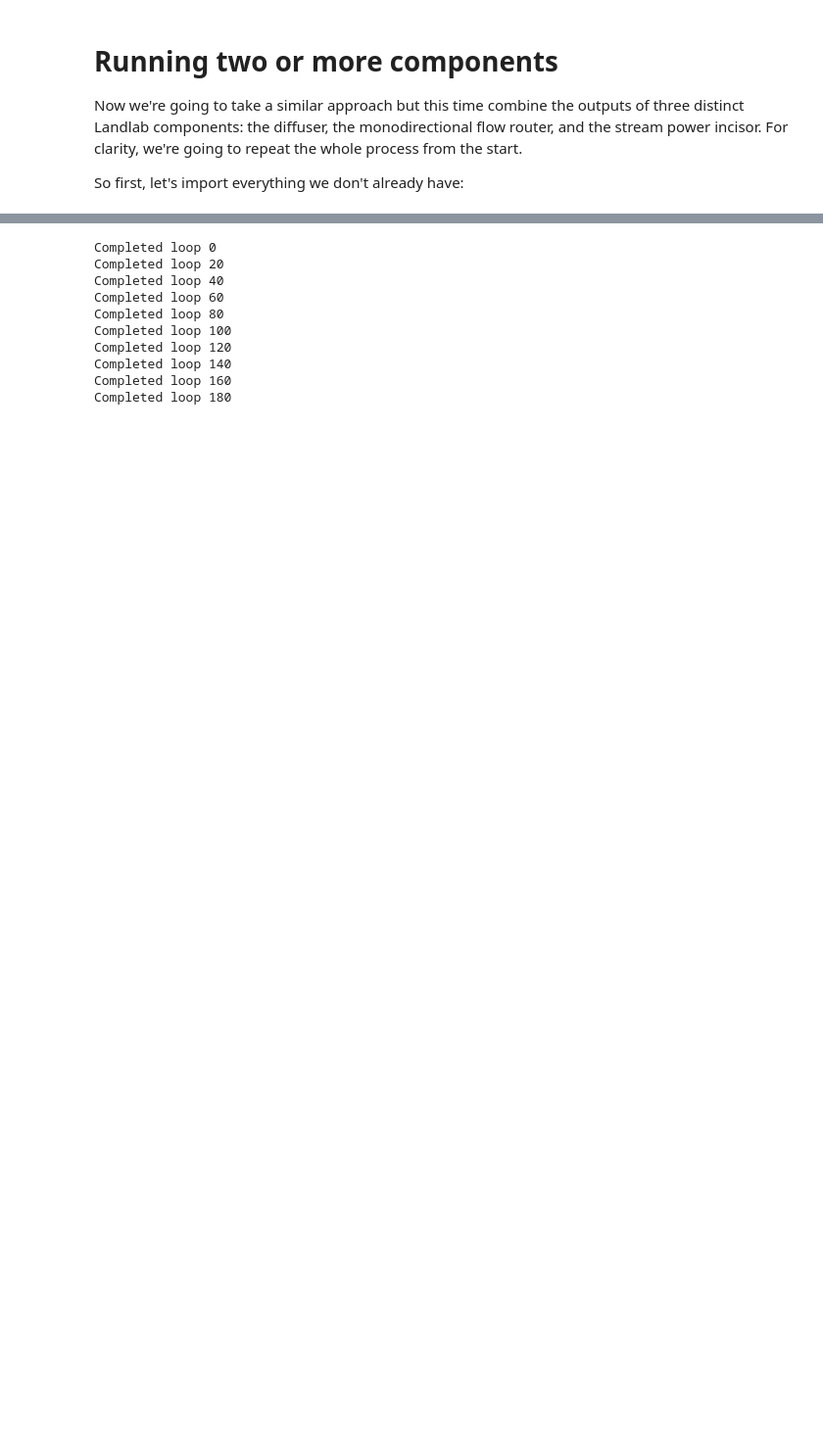
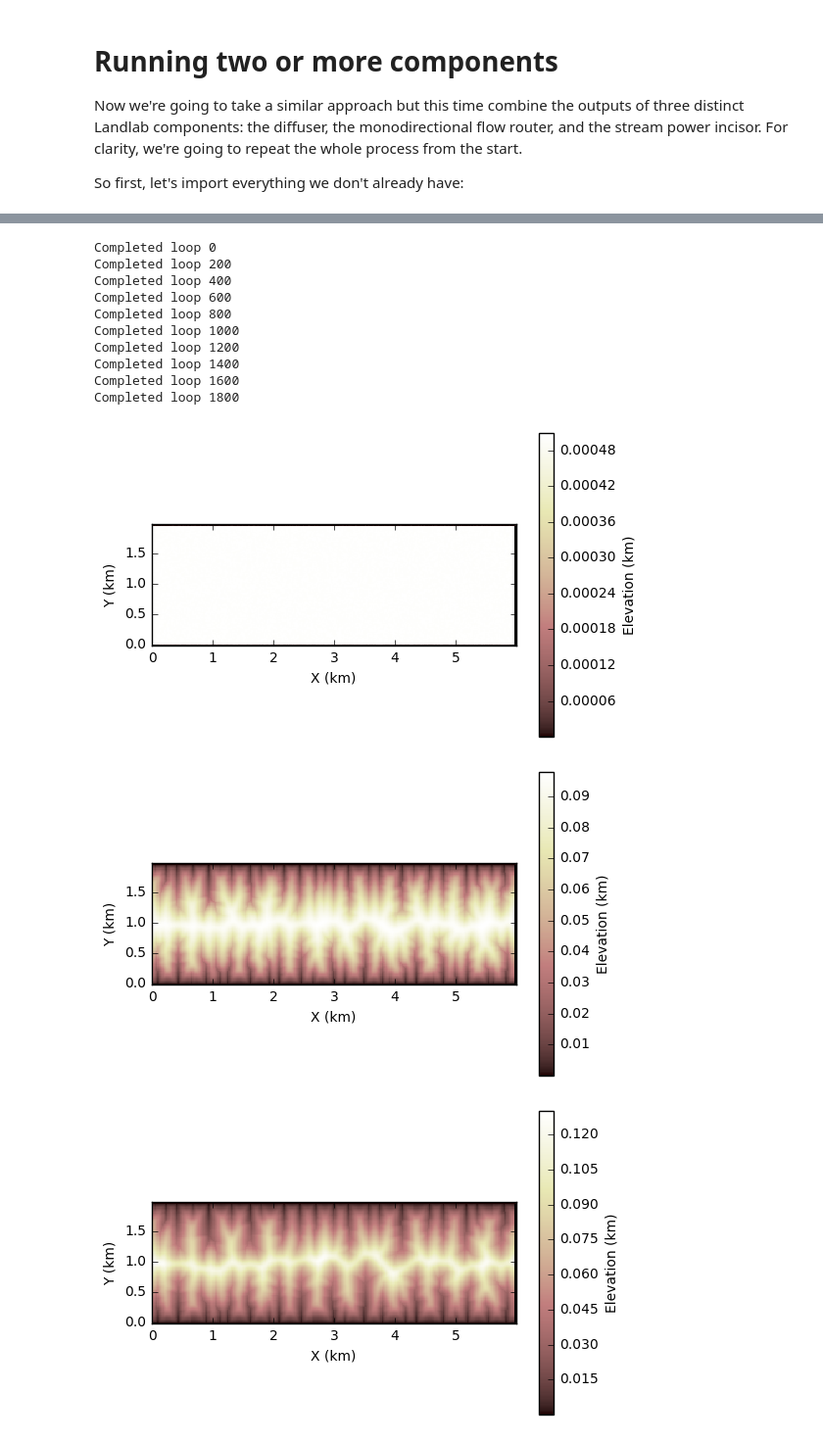
Before and after one commit to cctrunz/mathmodelling, a Jupyter notebook: Homework5_/component_tutorial-Celia.ipynb, the cells around one changed output, grey strips where cells are left out. Shown: that part at 98% size. Saved outputs shown, nothing was run; the diff lists cells and outputs as text; code cells hidden in the pictures; blank space fills up the shorter version.

```diff
--- a/Homework5_/component_tutorial-Celia.ipynb
+++ b/Homework5_/component_tutorial-Celia.ipynb
@@ -42,45 +42,49 @@ uplift_per_step = uplift_rate * dt
 # Now instantiate the grid, set the initial conditions, and set the boundary conditions:
 mg = RasterModelGrid((nrows, ncols), dx)
 z = mg.add_zeros('node', 'topographic__elevation')
 # add some roughness, as this lets "natural" channel planforms arise
 initial_roughness = np.random.rand(z.size)/100000.
 z += initial_roughness
 for edge in (mg.nodes_at_left_edge, mg.nodes_at_right_edge):
     mg.status_at_node[edge] = CLOSED_BOUNDARY
 for edge in (mg.nodes_at_top_edge, mg.nodes_at_bottom_edge):
     mg.status_at_node[edge] = FIXED_VALUE_BOUNDARY
 
 # instantiate components
 fr = FlowRouter(mg, **inputs)
 sp = FastscapeEroder(mg, **inputs)
 lin_diffuse = LinearDiffuser(mg, **inputs)
 
 
 # run
 z[:] = initial_roughness
 #figure('topo with diffusion')
 for i in range(nt):
     lin_diffuse.run_one_step(dt)  # no diffusion this time
     fr.run_one_step() # route_flow isn't time sensitive, so it doesn't take dt as input
     sp.run_one_step(dt)
     mg.at_node['topographic__elevation'][mg.core_nodes] += uplift_per_step # add the uplift
-    if i % 20 == 0:
+    if i % 200 == 0:
         print ('Completed loop %d' % i)
-        #imshow_grid(mg, 'topographic__elevation', grid_units=['km','km'],
-        #            var_name='Elevation (km)')
+        figure()
+        imshow_grid(mg, 'topographic__elevation', grid_units=['km','km'], var_name='Elevation (km)')
+        savefig('topo%d.jpg' % i )
 
 # plot
-figure('topo with diffusion')
-imshow_grid(mg, 'topographic__elevation', grid_units=['km','km'],
-            var_name='Elevation (km)')
+#figure('topo with diffusion')
+#imshow_grid(mg, 'topographic__elevation', grid_units=['km','km'],
+            #var_name='Elevation (km)')
 # %% [output]
 Completed loop 0
-Completed loop 20
-Completed loop 40
-Completed loop 60
-Completed loop 80
-Completed loop 100
-Completed loop 120
-Completed loop 140
-Completed loop 160
-Completed loop 180
+Completed loop 200
+Completed loop 400
+Completed loop 600
+Completed loop 800
+Completed loop 1000
+Completed loop 1200
+Completed loop 1400
+Completed loop 1600
+Completed loop 1800
+[figure, added]
+[figure, added]
+[figure, added]
```
Also changed, not shown: parts of 2 cells of this notebook, 1 other file.
